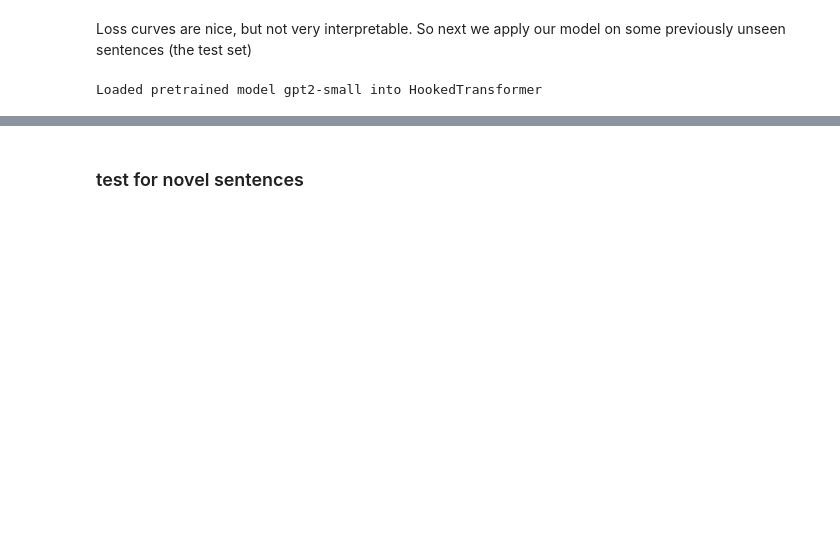
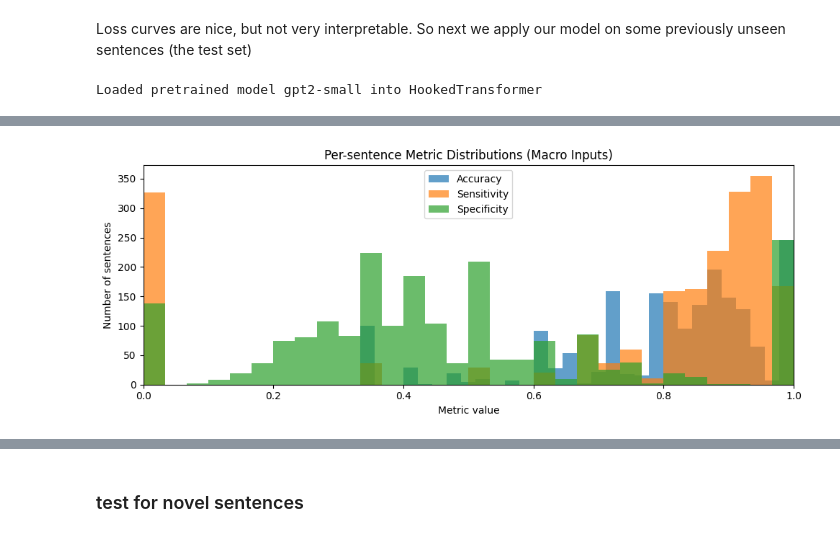
Before and after one commit to onjurgensen/probing_syntax_in_LLMs, a Jupyter notebook: probing_syntax_in_LLMs.ipynb, the cells around one changed output, grey strips where cells are left out. Cells and saved outputs as stored; diff of their text form; code cells hidden in the pictures; blank space fills up the shorter version.

```diff
--- a/probing_syntax_in_LLMs.ipynb
+++ b/probing_syntax_in_LLMs.ipynb
@@ -722,0 +1062,14 @@ Accuracy: 0.8095, Sensitivity: 0.8901, Specificity: 0.2857
+# %%
+plt.figure(figsize=(10, 4))
+plt.hist(acc_arr[valid_acc_mask], bins=30, alpha=0.7, label="Accuracy")
+plt.hist(sens_arr, bins=30, alpha=0.7, label="Sensitivity")
+plt.hist(spec_arr, bins=30, alpha=0.7, label="Specificity")
+plt.xlim(0, 1)
+plt.xlabel("Metric value")
+plt.ylabel("Number of sentences")
+plt.title("Per-sentence Metric Distributions (Macro Inputs)")
+plt.legend()
+plt.tight_layout()
+plt.show()
+# %% [output]
+[figure, added]
```
Also changed, not shown: parts of 28 cells of this notebook, 1 other file.
